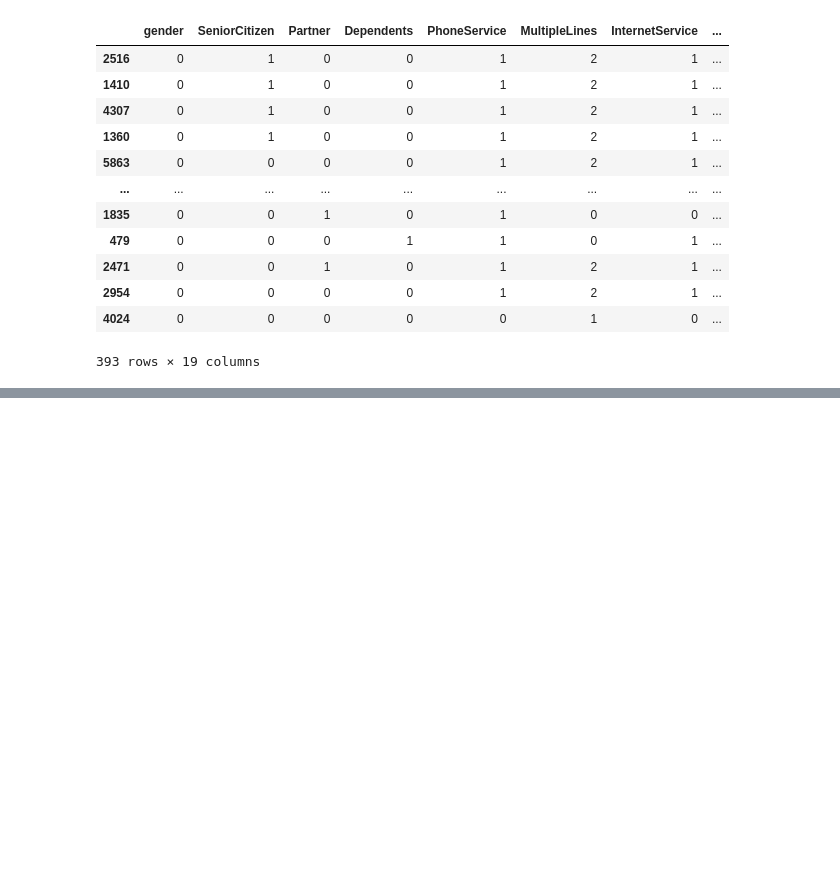
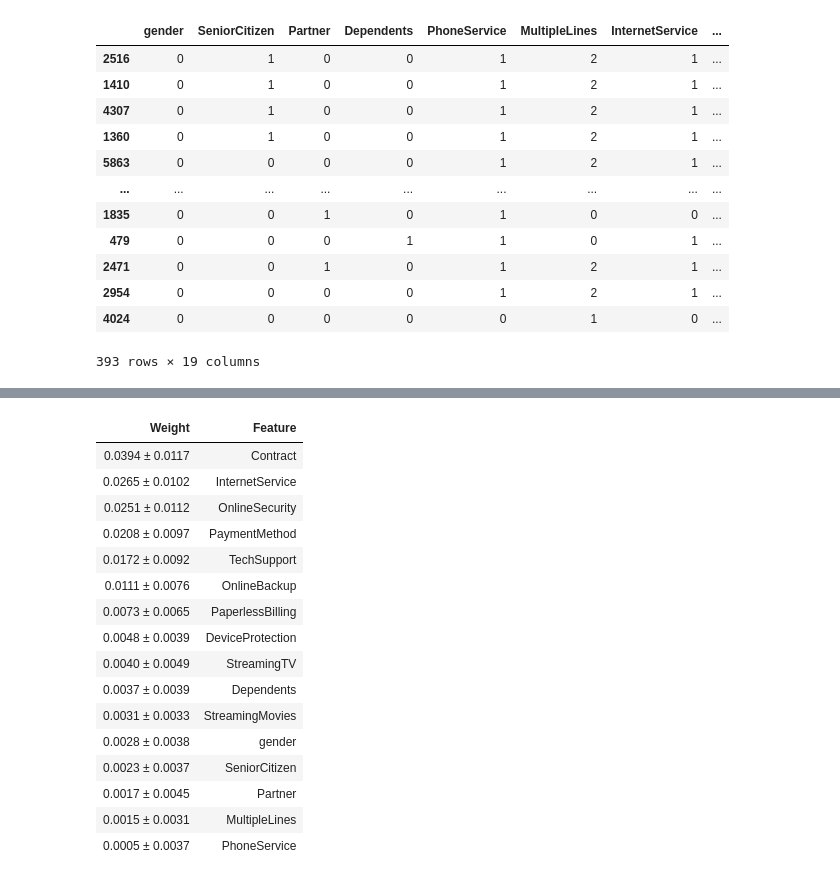
Before and after one commit to DargVet/Telco-Customer-Churn, a Jupyter notebook: Telco Customer Churn.ipynb, the cells around one changed output, grey strips where cells are left out. Saved outputs shown, nothing was run; the diff lists cells and outputs as text; code cells hidden in the pictures; blank space fills up the shorter version.

```diff
--- a/Telco Customer Churn.ipynb
+++ b/Telco Customer Churn.ipynb
@@ -498,0 +474,34 @@ churn_df_sorted
+# %%
+import eli5
+from eli5.sklearn import PermutationImportance
+
+perm = PermutationImportance(
+    cat2,
+    random_state=42,
+    n_iter=1000,
+    cv='prefit'
+).fit(x_test, y_test)
+
+eli5.show_weights(perm, feature_names=x_test.columns.tolist())
+
+# Перемешивание признаков — это метод, который позволяет оценить, насколько каждый признак важен для предсказания модели.
+# (Более точный метод если сравнивать с get_feature_importance())
+# Таблица показывает среднее уменьшение точности модели из-за перемешивания признака.
+# %% [output]
+| Weight | Feature |
+| 0.0394 ± 0.0117 | Contract |
+| 0.0265 ± 0.0102 | InternetService |
+| 0.0251 ± 0.0112 | OnlineSecurity |
+| 0.0208 ± 0.0097 | PaymentMethod |
+| 0.0172 ± 0.0092 | TechSupport |
+| 0.0111 ± 0.0076 | OnlineBackup |
+| 0.0073 ± 0.0065 | PaperlessBilling |
+| 0.0048 ± 0.0039 | DeviceProtection |
+| 0.0040 ± 0.0049 | StreamingTV |
+| 0.0037 ± 0.0039 | Dependents |
+| 0.0031 ± 0.0033 | StreamingMovies |
+| 0.0028 ± 0.0038 | gender |
+| 0.0023 ± 0.0037 | SeniorCitizen |
+| 0.0017 ± 0.0045 | Partner |
+| 0.0015 ± 0.0031 | MultipleLines |
+| 0.0005 ± 0.0037 | PhoneService |
```
Also changed, not shown: parts of 12 cells of this notebook.
